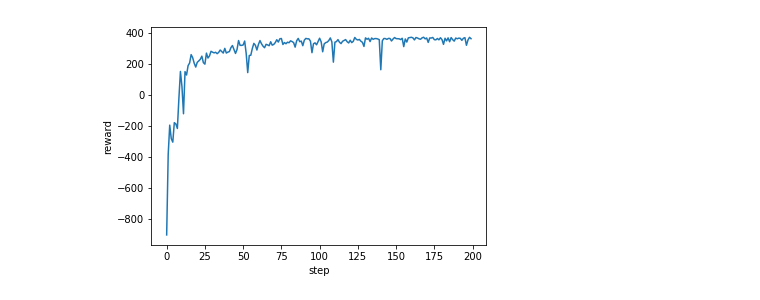
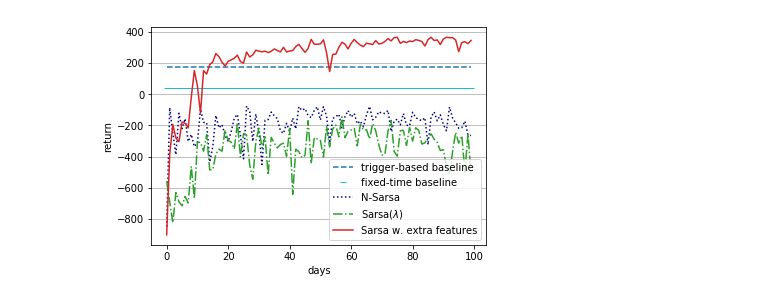
Before and after one commit to michael172849/RL_project, a Jupyter notebook: src/plot_graph_from_results.ipynb, the cells around one changed output. Cells and saved outputs as stored; diff of their text form; code cells hidden in the pictures.

Commit message:
graph plotter

```diff
--- a/src/plot_graph_from_results.ipynb
+++ b/src/plot_graph_from_results.ipynb
@@ -35,8 +59,19 @@ ocse_avg = sum(ocse_data)/6
-# %%
-plt.plot(ocse_avg)
-plt.xlabel('step')
-plt.ylabel('reward')
-plt.show()
-# %% [output]
-[figure, removed]
+# %%
+# Oven Coffee {Sarsa, Sarsa ExtraFeatures, etrace}
+
+plt.plot(trigger_baseline_avg_oc, '--', color='C0')
+plt.plot(fixed_baseline_avg_oc, '_', color='C9')
+plt.plot(ocs_avg, ':', color='navy')
+plt.plot(oce_avg, '-.', color='C2')
+plt.plot(ocse_avg, '-', color='C3')
+# plt.title('Oven & Coffee Rule')
+plt.legend(['trigger-based baseline', 'fixed-time baseline', 'N-Sarsa', 'Sarsa($\lambda$)','Sarsa w. extra features'], loc='lower right')
+plt.xlabel('days')
+plt.ylabel('return')
+ax = plt.gca()
+ax.yaxis.grid(True)
+plt.savefig('oven_coffee_1.pdf', format='pdf')
+plt.show()
+# %% [output]
+[figure, added]
 # %%
```
Also changed, not shown: parts of 14 cells of this notebook.
